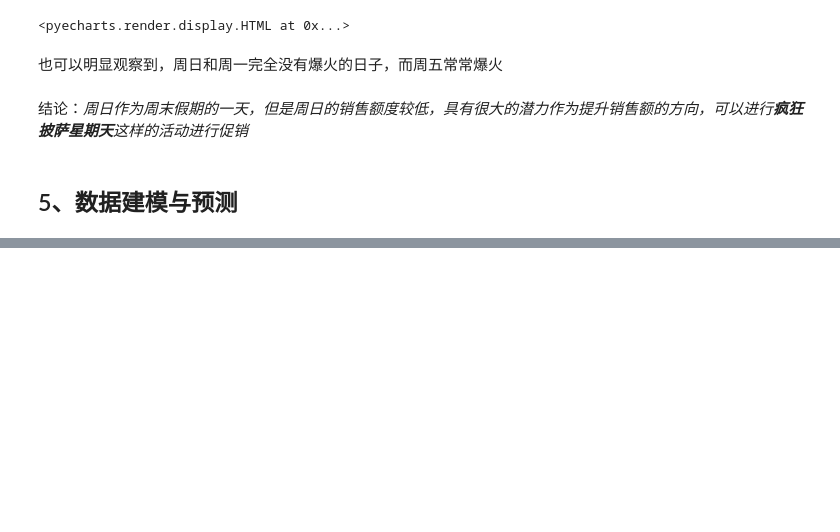
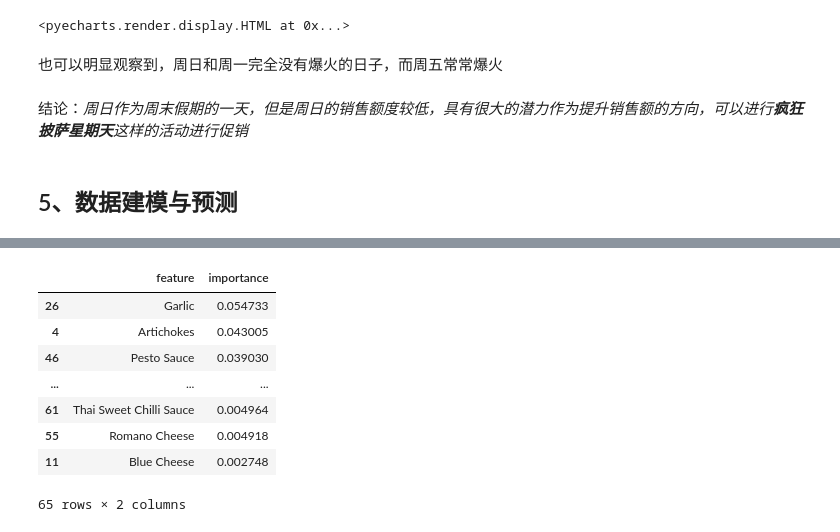
Before and after one commit to wjord2023/Data-Analysis-Projects, a Jupyter notebook: 披萨订单数据集分析/披萨订单数据集.ipynb, the cells around one changed output, grey strips where cells are left out. Cells and saved outputs as stored; diff of their text form; code cells hidden in the pictures; blank space fills up the shorter version.

```diff
--- a/披萨订单数据集分析/披萨订单数据集.ipynb
+++ b/披萨订单数据集分析/披萨订单数据集.ipynb
@@ -357,0 +426,14 @@ from sklearn.model_selection import train_test_split
+# %%
+feature_importance_data = pd.DataFrame({'feature': X.columns, 'importance': rf_model.feature_importances_})
+feature_importance_data = feature_importance_data.sort_values(by='importance', ascending=False)
+feature_importance_data
+# %% [output]
+|  | feature | importance |
+| 26 | Garlic | 0.054733 |
+| 4 | Artichokes | 0.043005 |
+| 46 | Pesto Sauce | 0.039030 |
+| ... | ... | ... |
+| 61 | Thai Sweet Chilli Sauce | 0.004964 |
+| 55 | Romano Cheese | 0.004918 |
+| 11 | Blue Cheese | 0.002748 |
+65 rows × 2 columns
```
Also changed, not shown: parts of 25 cells of this notebook.
